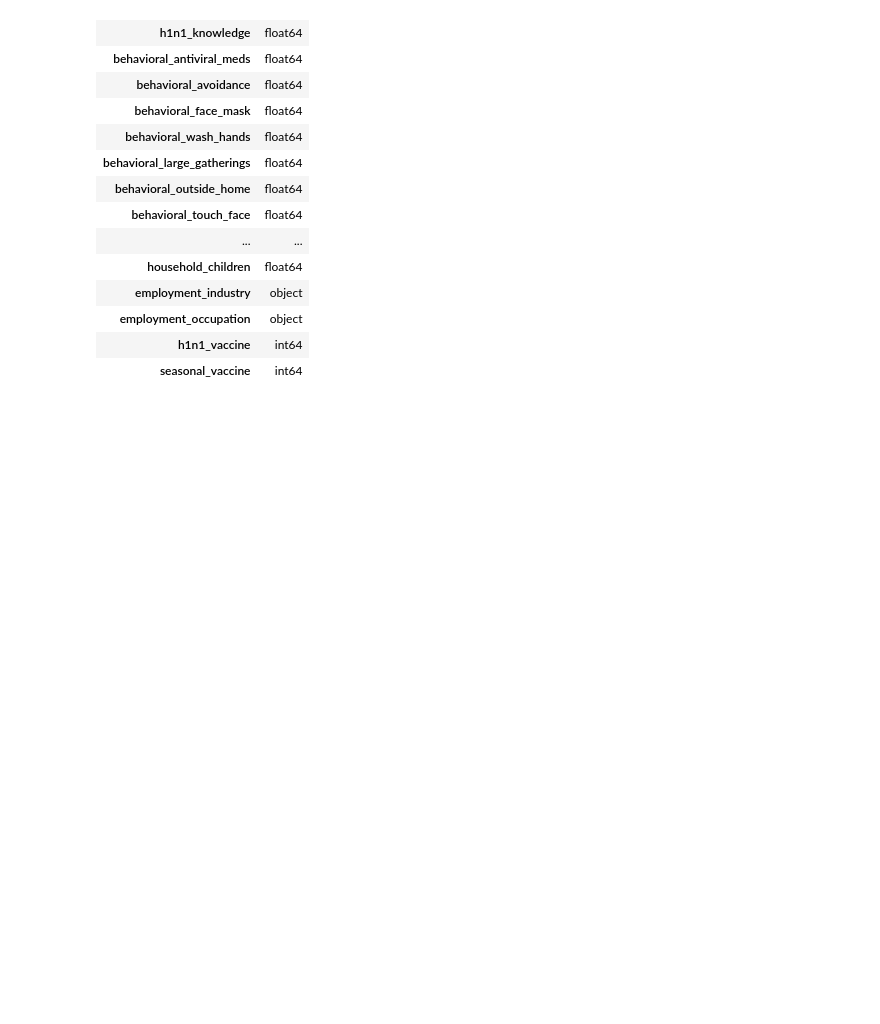
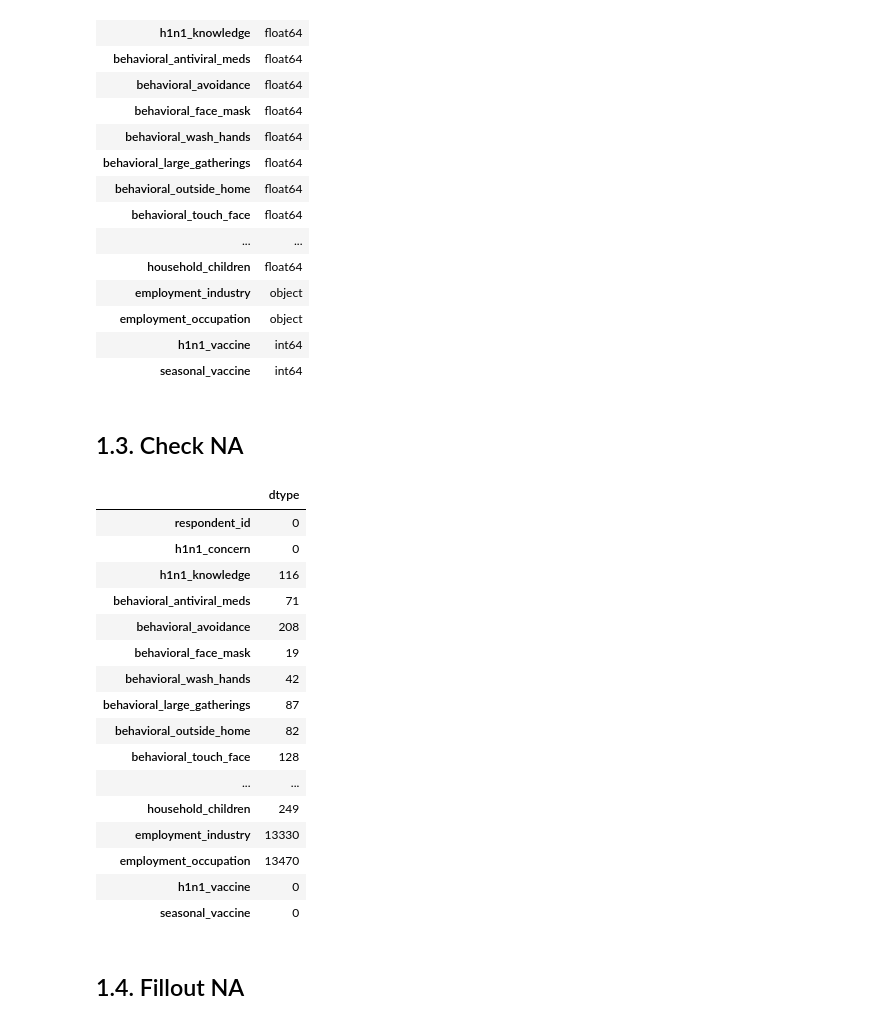
Before and after one commit to TiagoTuk/flu_shot_learning, a Jupyter notebook: notebooks/c1_metrics.ipynb, the cells around one changed output. Drawn from its saved outputs; the diff is of its cells as text; code cells hidden in the pictures; blank space fills up the shorter version.

```diff
--- a/notebooks/c1_metrics.ipynb
+++ b/notebooks/c1_metrics.ipynb
@@ -62,3 +62,27 @@ df1.dtypes.to_frame(name='dtype')
 | employment_occupation | object |
 | h1n1_vaccine | int64 |
 | seasonal_vaccine | int64 |
+# %% [markdown]
+## 1.3. Check NA
+# %%
+df1.isna().sum().to_frame(name='dtype')
+# %% [output]
+|  | dtype |
+| respondent_id | 0 |
+| h1n1_concern | 0 |
+| h1n1_knowledge | 116 |
+| behavioral_antiviral_meds | 71 |
+| behavioral_avoidance | 208 |
+| behavioral_face_mask | 19 |
+| behavioral_wash_hands | 42 |
+| behavioral_large_gatherings | 87 |
+| behavioral_outside_home | 82 |
+| behavioral_touch_face | 128 |
+| ... | ... |
+| household_children | 249 |
+| employment_industry | 13330 |
+| employment_occupation | 13470 |
+| h1n1_vaccine | 0 |
+| seasonal_vaccine | 0 |
+# %% [markdown]
+## 1.4. Fillout NA
```
Also changed, not shown: parts of 5 cells of this notebook.
